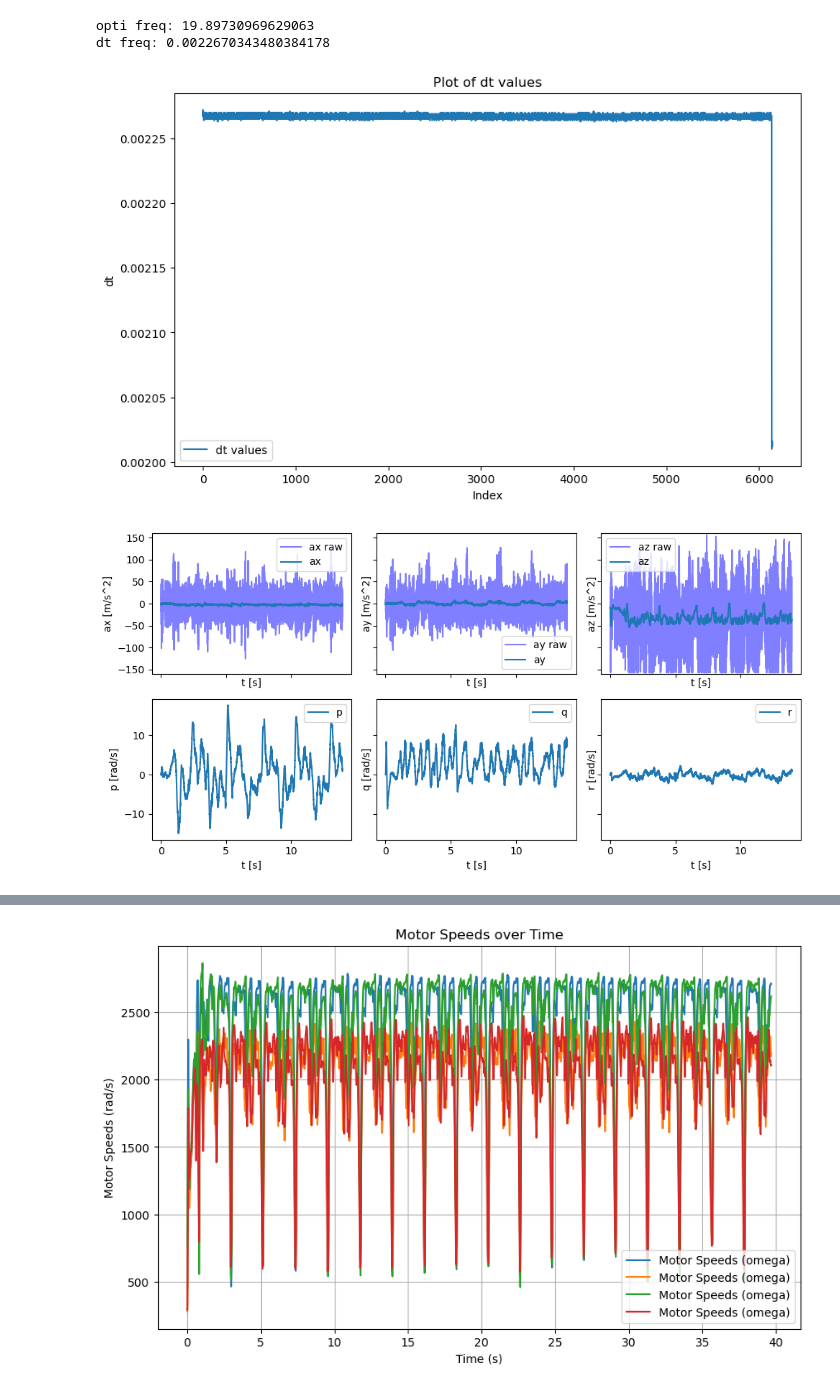
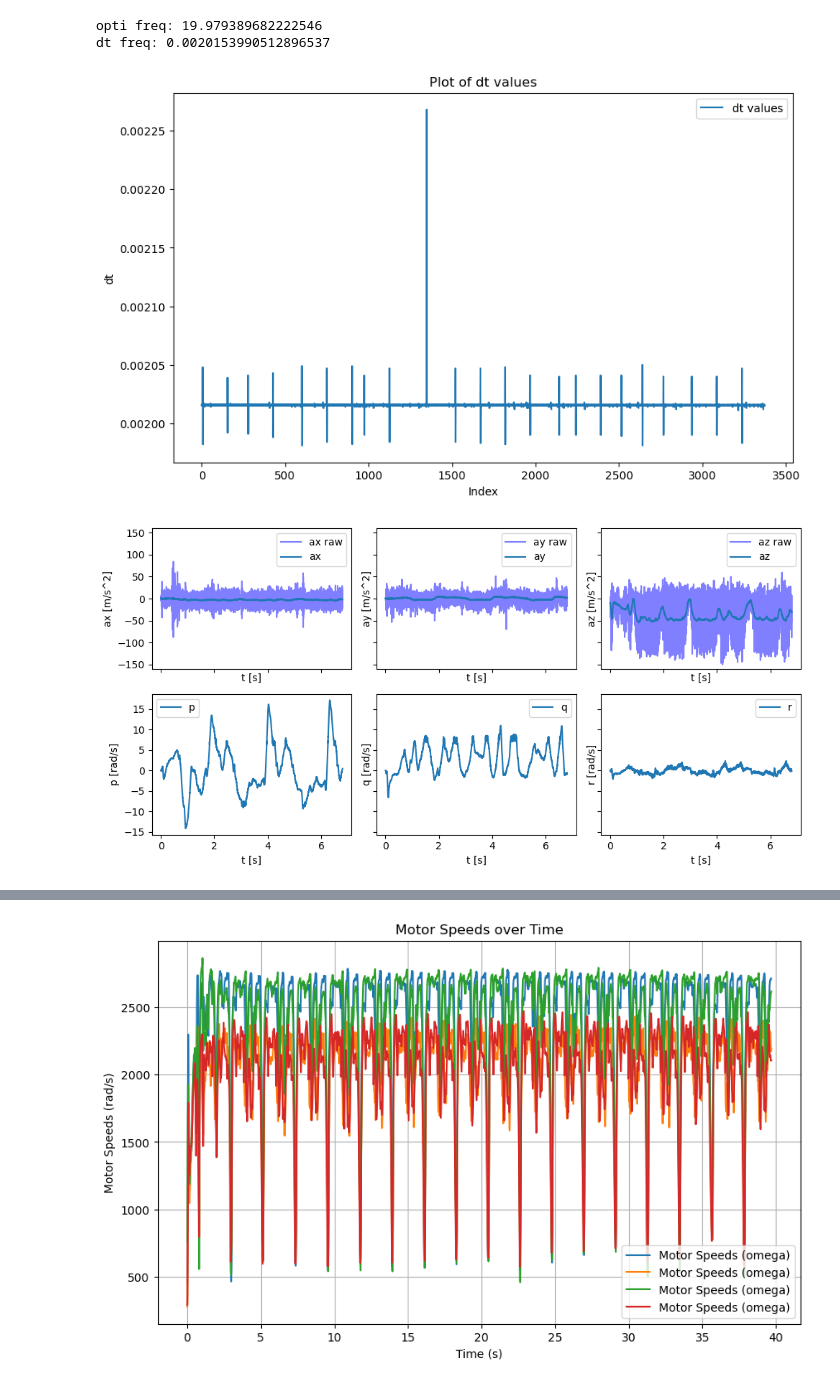
Before and after one commit to alang321/indiflightSupport, a Jupyter notebook: LogAnalysis/analyze_flight_data/Analyze Flight Data.ipynb, the cells around one changed output, grey strips where cells are left out. Saved outputs shown, nothing was run; the diff lists cells and outputs as text; code cells hidden in the pictures.

Commit message:
Data used for November 1 drone model

```diff
--- a/LogAnalysis/analyze_flight_data/Analyze Flight Data.ipynb
+++ b/LogAnalysis/analyze_flight_data/Analyze Flight Data.ipynb
@@ -134,27 +134,27 @@ WARNING: overwriting states with ekf states
 # %%
 # good but long: 14, 18, 19
 # good and short: 17, 20
 
-data =data18
+data =data20
 opti_indices = [i for i in range(len(data['t'])-1) if data['x_opti'][i]!=data['x_opti'][i+1]]
 opti_time = data['t'][opti_indices]
 print('opti freq:', 1/np.mean(np.diff(opti_time)))
 print('dt freq:', np.mean(np.diff(data['t'])))
 
 import matplotlib.pyplot as plt
 
 dt_values = np.diff(data['t'])
 plt.figure(figsize=(10, 6))
 plt.plot(dt_values, label='dt values')
 plt.xlabel('Index')
 plt.ylabel('dt')
 plt.title('Plot of dt values')
 plt.legend()
 plt.show()
 # %% [output]
-opti freq: 19.89730969629063
-dt freq: 0.0022670343480384178
+opti freq: 19.979389682222546
+dt freq: 0.0020153990512896537
-[figure, old version]
+[figure, new version]
 # %%
 # reload analyze
 import importlib
@@ -193,7 +193,7 @@ animate_data_multiple2(data, gate_pos=gate_pos, gate_yaw=gate_yaw)
 # %%
 imu_plot(data)
 # %% [output]
-[figure, old version]
+[figure, new version]
 # %%
 ekf_plot(data)
 # %% [output]
```
Also changed, not shown: parts of 2 cells of this notebook.
